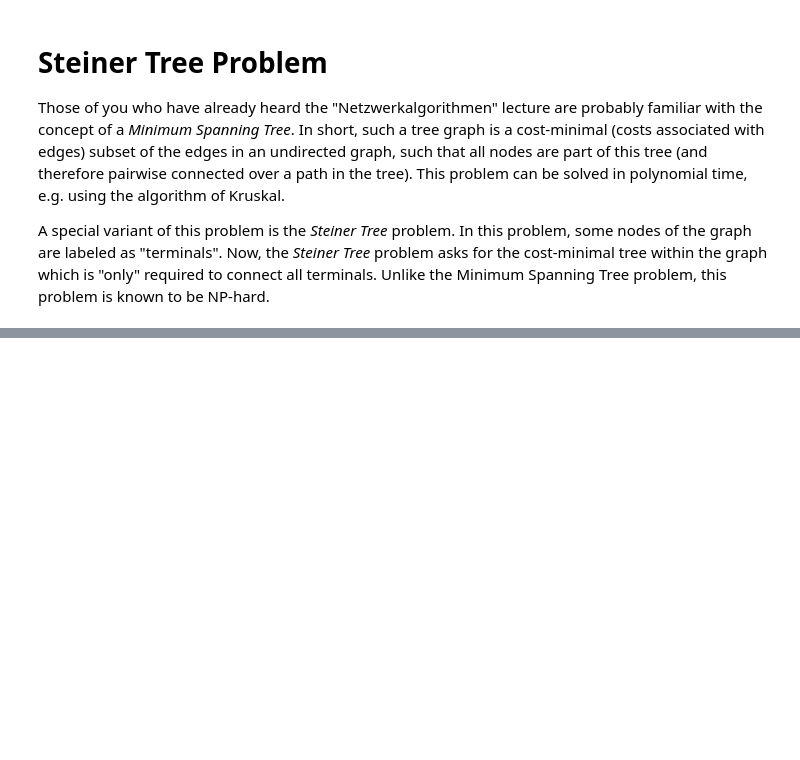
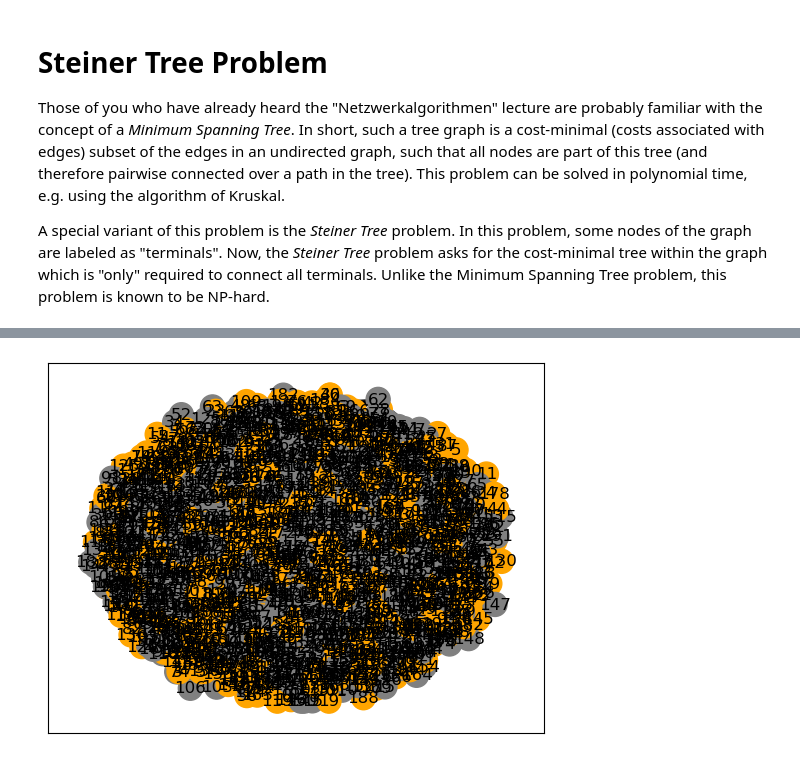
Before and after one commit to uwu-octane/alg_lab, a Jupyter notebook: sheets/01_setup_and_first_look/examples/mixed_integer_programming/steiner_tree/steiner.ipynb, the cells around one changed output, grey strips where cells are left out. Drawn from its saved outputs; the diff is of its cells as text; code cells hidden in the pictures; blank space fills up the shorter version.

```diff
--- a/sheets/01_setup_and_first_look/examples/mixed_integer_programming/steiner_tree/steiner.ipynb
+++ b/sheets/01_setup_and_first_look/examples/mixed_integer_programming/steiner_tree/steiner.ipynb
@@ -51,0 +27,67 @@ Done!
+# %%
+import threading
+import time
+
+"""
+solver = SteinerTreeSolver(G)
+tree = solver.solve(terminals)
+nx.draw_networkx_nodes(G, pos=positions, node_color=["orange" if v in terminals else "grey" for v in G.nodes()])
+nx.draw_networkx_edges(G, pos=positions, style="dashed", edge_color="lightgrey")
+nx.draw_networkx_edges(tree, pos=positions)
+nx.draw_networkx_labels(G, pos=positions)
+print("Done!")
+"""
+def run_solver(solver, terminals):
+    global optimal_solution
+    optimal_solution = solver.solve(terminals)
+
+# Start with a small number of nodes
+num_nodes = 195
+
+# Increment the number of nodes by 10 for each iteration
+increment = 1
+
+# Set the time limit to 5 minutes
+time_limit = 300  # seconds
+
+# Keep track of the largest instance that can be solved within the time limit
+largest_size = num_nodes
+start_time = time.time()
+while time.time() - start_time < 300:
+    # Generate a random graph with the specified number of nodes and edge probability
+    G = nx.generators.fast_gnp_random_graph(num_nodes, 0.3)
+    positions = nx.layout.kamada_kawai_layout(G)
+
+    for (p, q) in G.edges():
+        distance = math.dist(positions[p], positions[q])
+        G[p][q]["weight"] = distance
+
+    terminals = random.sample(list(G.nodes()), k=G.number_of_nodes() // 2)
+    nx.draw_networkx(G, pos=positions, node_color=["orange" if v in terminals else "grey" for v in G.nodes()])
+
+    # Measure the time taken to solve the instance
+    solver = SteinerTreeSolver(G)
+
+    # Start a separate thread to run the find_optimum method
+    t = threading.Thread(target=run_solver, args=(solver,terminals))
+    t.start()
+
+    # Wait for the specified time limit
+    t.join(timeout=time_limit)
+
+    # If the separate thread is still running, stop it and return the largest instance that could be solved
+    if t.is_alive():
+        t.stop()
+        print(f"Largest instance that can be solved within {time_limit} seconds: {largest_size} nodes")
+        break
+    elapsed_time = time.time() - start_time
+
+    # If the time taken is less than the time limit, increase the number of nodes and try again
+    if elapsed_time < time_limit:
+        largest_size = num_nodes
+        num_nodes += increment
+    else:
+        # If the time limit is reached, return the largest instance that can be solved
+        print(f"Largest instance that can be solved within {time_limit} seconds: {largest_size} nodes")
+        break
+# %% [output]
@@ -51,0 +111 @@ Done!
+[figure, added]
```
Also changed, not shown: parts of 3 cells of this notebook, 9 other files.
